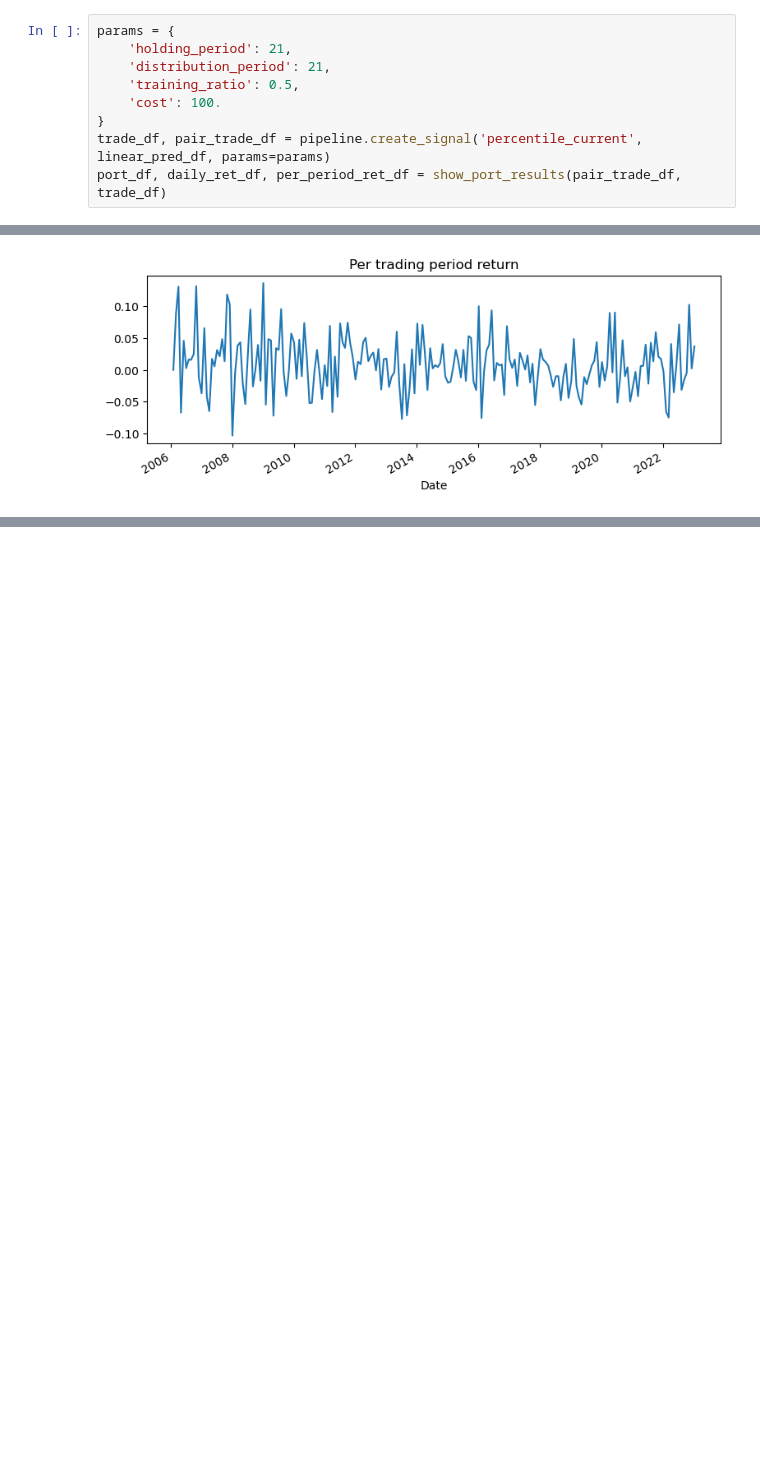
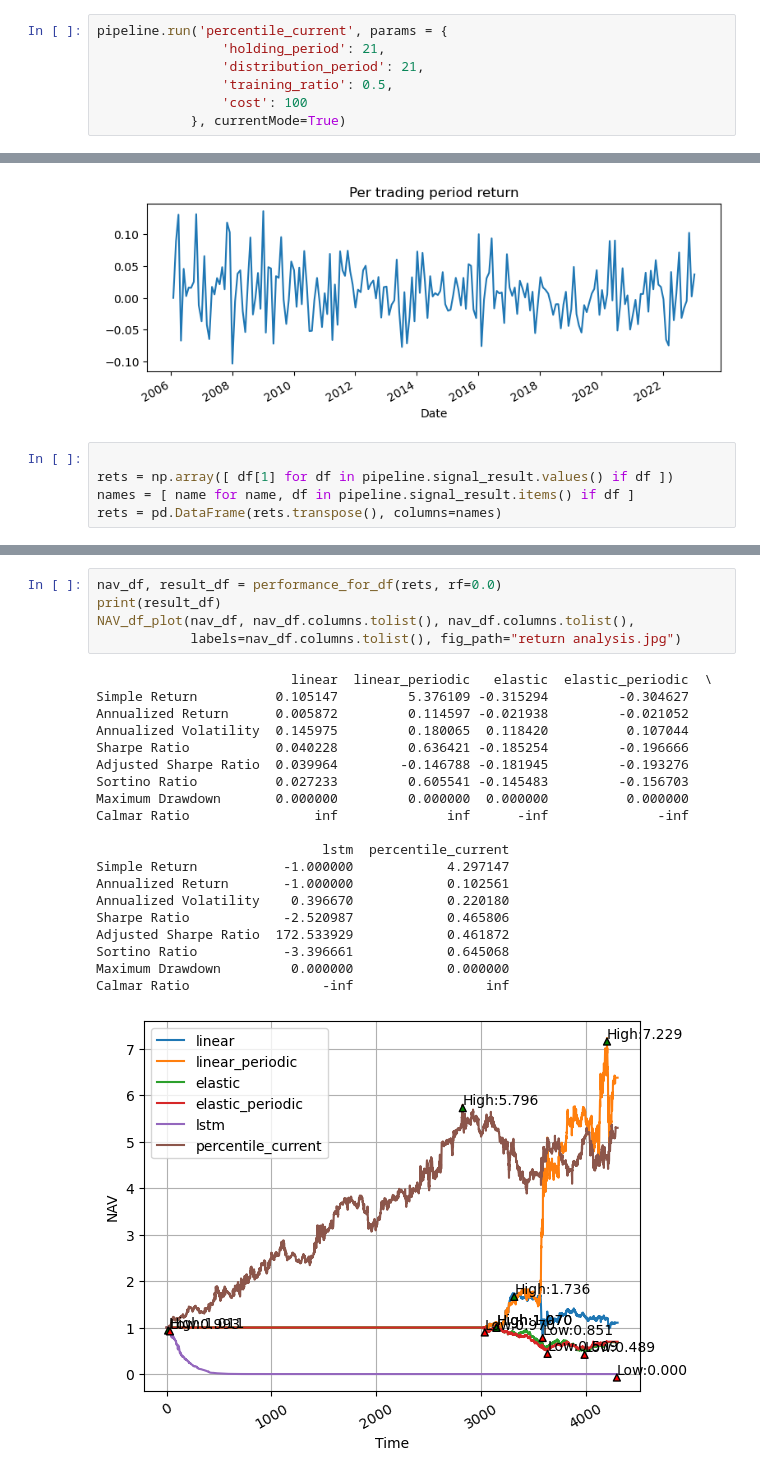
Before and after one commit to DerrickXZY/IAQF_Competition, a Jupyter notebook: pipeline/pipeline.ipynb, the cells around one changed output, grey strips where cells are left out. Drawn from its saved outputs; the diff is of its cells as text; blank space fills up the shorter version.

Commit message:
Add return performance

```diff
--- a/pipeline/pipeline.ipynb
+++ b/pipeline/pipeline.ipynb
@@ -599,14 +628,17 @@ port_df, daily_ret_df, per_period_ret_df = show_port_results(pair_trade_df, trad
 # %%
-params = {
-    'holding_period': 21,
-    'distribution_period': 21,
-    'training_ratio': 0.5,
-    'cost': 100.
-}
-trade_df, pair_trade_df = pipeline.create_signal('percentile_current', linear_pred_df, params=params)
-port_df, daily_ret_df, per_period_ret_df = show_port_results(pair_trade_df, trade_df)
+pipeline.run('percentile_current', params = {
+                'holding_period': 21,
+                'distribution_period': 21,
+                'training_ratio': 0.5,
+                'cost': 100
+            }, currentMode=True)
 # %% [output]
 [figure]
 [figure]
 [figure]
 [figure]
+# %%
+
+rets = np.array([ df[1] for df in pipeline.signal_result.values() if df ])
+names = [ name for name, df in pipeline.signal_result.items() if df ]
+rets = pd.DataFrame(rets.transpose(), columns=names)
@@ -612,0 +659,26 @@ port_df, daily_ret_df, per_period_ret_df = show_port_results(pair_trade_df, trad
+# %%
+nav_df, result_df = performance_for_df(rets, rf=0.0)
+print(result_df)
+NAV_df_plot(nav_df, nav_df.columns.tolist(), nav_df.columns.tolist(),
+            labels=nav_df.columns.tolist(), fig_path="return analysis.jpg")
+# %% [output]
+                         linear  linear_periodic   elastic  elastic_periodic  \
+Simple Return          0.105147         5.376109 -0.315294         -0.304627
+Annualized Return      0.005872         0.114597 -0.021938         -0.021052
+Annualized Volatility  0.145975         0.180065  0.118420          0.107044
+Sharpe Ratio           0.040228         0.636421 -0.185254         -0.196666
+Adjusted Sharpe Ratio  0.039964        -0.146788 -0.181945         -0.193276
+Sortino Ratio          0.027233         0.605541 -0.145483         -0.156703
+Maximum Drawdown       0.000000         0.000000  0.000000          0.000000
+Calmar Ratio                inf              inf      -inf              -inf
+
+                             lstm  percentile_current
+Simple Return           -1.000000            4.297147
+Annualized Return       -1.000000            0.102561
+Annualized Volatility    0.396670            0.220180
+Sharpe Ratio            -2.520987            0.465806
+Adjusted Sharpe Ratio  172.533929            0.461872
+Sortino Ratio           -3.396661            0.645068
+Maximum Drawdown         0.000000            0.000000
+Calmar Ratio                 -inf                 inf
+[figure, added]
```
Also changed, not shown: parts of 39 cells of this notebook, 2 other files.
